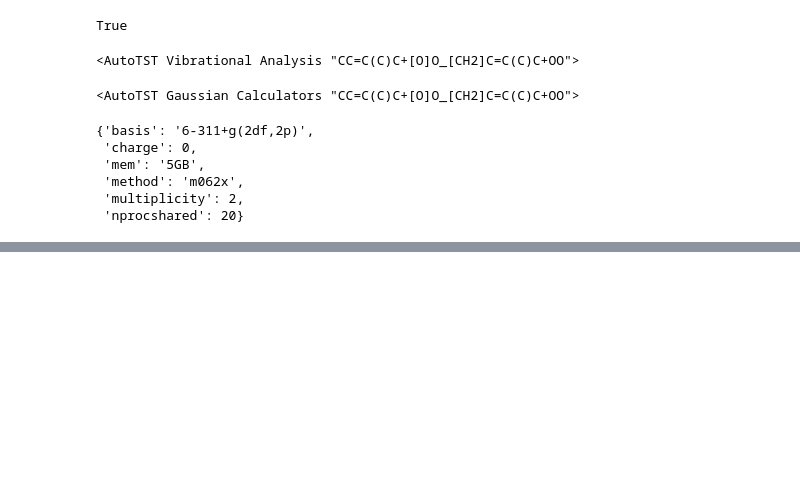
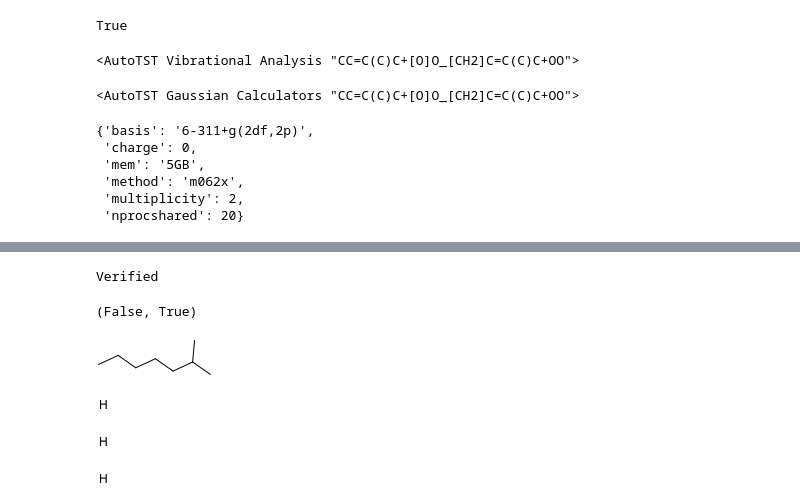
Before and after one commit to ReactionMechanismGenerator/AutoTST, a Jupyter notebook: ipython_notebooks/vibrational_analysis.ipynb, the cells around one changed output, grey strips where cells are left out. Drawn from its saved outputs; the diff is of its cells as text; code cells hidden in the pictures; blank space fills up the shorter version.

```diff
--- a/ipython_notebooks/vibrational_analysis.ipynb
+++ b/ipython_notebooks/vibrational_analysis.ipynb
@@ -111,0 +141,14 @@ calcs.overall_calc.parameters
+# %%
+ircParse = ccread("/Users/nathan/Desktop/[CH2]CCCC=C(C)C+[H][H]_CCCCC=C(C)C+[H]IRC.log")
+atom_dict = {8:"O", 6:"C", 1:"H"}
+irc = Molecule()
+for atom, coord in zip(ircParse.atomnos,ircParse.atomcoords[-1]) :
+
+
+    new_atom = rmgpy.molecule.Atom(atom_dict[atom])
+    new_atom.coords = coord
+
+    irc.addAtom(new_atom)
+
+irc.connectTheDots()
+irc1, irc2 = irc.split()
@@ -111,0 +212,33 @@ calcs.overall_calc.parameters
+# %%
+got_one = False
+got_two = False
+for mol in mols:
+    if irc1.isIsomorphic(mol):
+        got_one = True
+    if irc2.isIsomorphic(mol):
+        got_two = True
+
+if got_one and got_two:
+    print "Verified"
+# %% [output]
+Verified
+# %%
+got_one, got_two
+# %% [output]
+(False, True)
+# %%
+irc1
+# %% [output]
+[figure, added]
+# %%
+irc2
+# %% [output]
+[figure, added]
+# %%
+p1
+# %% [output]
+[figure, added]
+# %%
+p2
+# %% [output]
+[figure, added]
```
Also changed, not shown: parts of 11 cells of this notebook, 16 other files.
